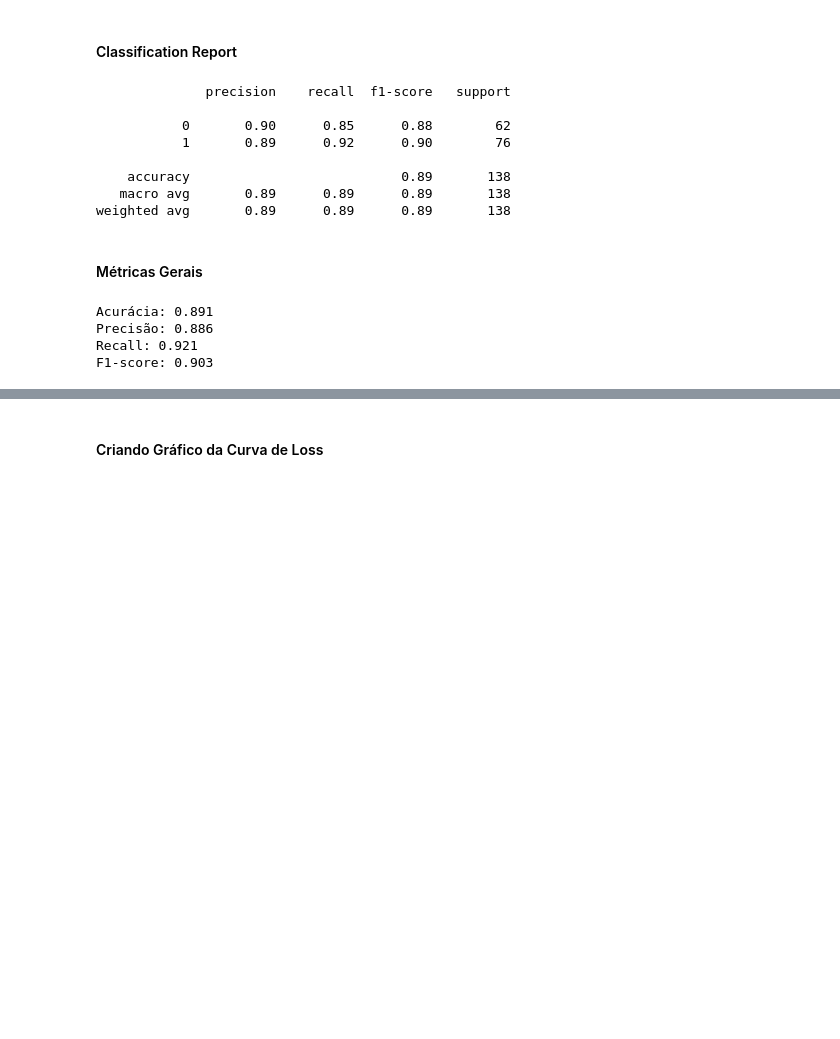
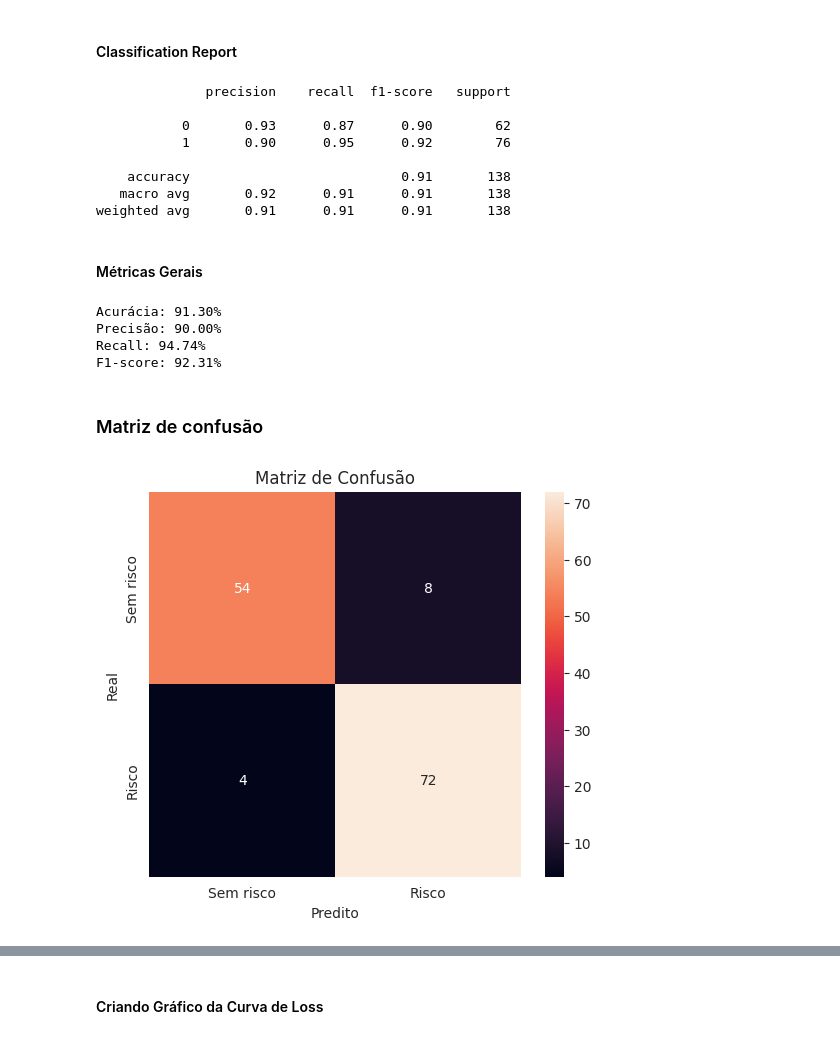
Before and after one commit to jvmaiscedo/Heart-Failure-Prediction, a Jupyter notebook: Heart_Failure_Prediction.ipynb, the cells around one changed output, grey strips where cells are left out. Drawn from its saved outputs; the diff is of its cells as text; code cells hidden in the pictures; blank space fills up the shorter version.

```diff
--- a/Heart_Failure_Prediction.ipynb
+++ b/Heart_Failure_Prediction.ipynb
@@ -487,7 +487,8 @@ from tensorflow.keras.layers import LSTM, Dense, Dropout
 import tensorflow as tf
 
 
-def construirModelo(time_steps=10, qtdNeuroniosLSTM=32, qtdNeuroniosDense=64, dropout=0.3, learningRate=0.003, loss='mean_squared_error', optimizer='Adam'):
+def construirModelo(time_steps=10, qtdNeuroniosLSTM=32, qtdNeuroniosDense=64, dropout=0.3, learningRate=0.003, loss='mean_squared_error', optimizer='Adam',
+                    **kwargs):
     model = Sequential([
     LSTM(qtdNeuroniosLSTM, input_shape=(time_steps, X_data.shape[2])),
     Dropout(dropout),
@@ -520,7 +524,7 @@ from sklearn.model_selection import KFold
 from sklearn.model_selection import cross_val_score
 from scikeras.wrappers import KerasClassifier
 
-crossModel = KerasClassifier(model=construirModelo(), epochs=30, batch_size=15, verbose=0)
+crossModel = KerasClassifier(model=construirModelo, epochs=30, batch_size=15, verbose=0)
 
 kf = KFold(n_splits=5, shuffle=True, random_state=42)
 
@@ -594,0 +622,2 @@ You can try to debug the error by setting error_score='raise'.
+# %%
+model_optmized = construirModelo(20, 32, 16, 0.3, 0.001, 'binary_crossentropy', 'rmsprop')
@@ -594,0 +626,13 @@ You can try to debug the error by setting error_score='raise'.
+# %%
+modelFitted = model_optmized.fit(
+    X_train,
+    Y_train,
+    epochs = 10,
+    batch_size = 15,
+    validation_split = 0.1,
+    verbose = 0
+)
+
+Y_predict = model_optmized.predict(X_teste)
+
+Y_predict_class = (Y_predict > 0.5).astype(int)
@@ -603,12 +649,12 @@ print(classification_report(Y_teste, Y_predict_class))
 # %% [output]
               precision    recall  f1-score   support
 
-           0       0.90      0.85      0.88        62
-           1       0.89      0.92      0.90        76
+           0       0.93      0.87      0.90        62
+           1       0.90      0.95      0.92        76
 
-    accuracy                           0.89       138
-   macro avg       0.89      0.89      0.89       138
-weighted avg       0.89      0.89      0.89       138
+    accuracy                           0.91       138
+   macro avg       0.92      0.91      0.91       138
+weighted avg       0.91      0.91      0.91       138
 # %% [markdown]
 #### Métricas Gerais
 # %%
@@ -619,12 +665,27 @@ prec = precision_score(Y_teste, Y_predict_class)
 rec = recall_score(Y_teste, Y_predict_class)
 f1 = f1_score(Y_teste, Y_predict_class)
 
-print(f"Acurácia: {acc:.3f}")
-print(f"Precisão: {prec:.3f}")
-print(f"Recall: {rec:.3f}")
-print(f"F1-score: {f1:.3f}")
+print(f"Acurácia: {acc*100:.2f}%")
+print(f"Precisão: {prec*100:.2f}%")
+print(f"Recall: {rec*100:.2f}%")
+print(f"F1-score: {f1*100:.2f}%")
 # %% [output]
-Acurácia: 0.891
-Precisão: 0.886
-Recall: 0.921
-F1-score: 0.903
+Acurácia: 91.30%
+Precisão: 90.00%
+Recall: 94.74%
+F1-score: 92.31%
+# %% [markdown]
+### Matriz de confusão
+# %%
+from sklearn.metrics import confusion_matrix
+
+cm = confusion_matrix(Y_teste, Y_predict_class)
+
+plt.figure(figsize=(6,5))
+sns.heatmap(cm, annot=True, fmt='d', xticklabels=['Sem risco', 'Risco'], yticklabels=['Sem risco', 'Risco'])
+plt.xlabel('Predito')
+plt.ylabel('Real')
+plt.title('Matriz de Confusão')
+plt.show()
+# %% [output]
+[figure, added]
```
Also changed, not shown: parts of 19 cells of this notebook.
